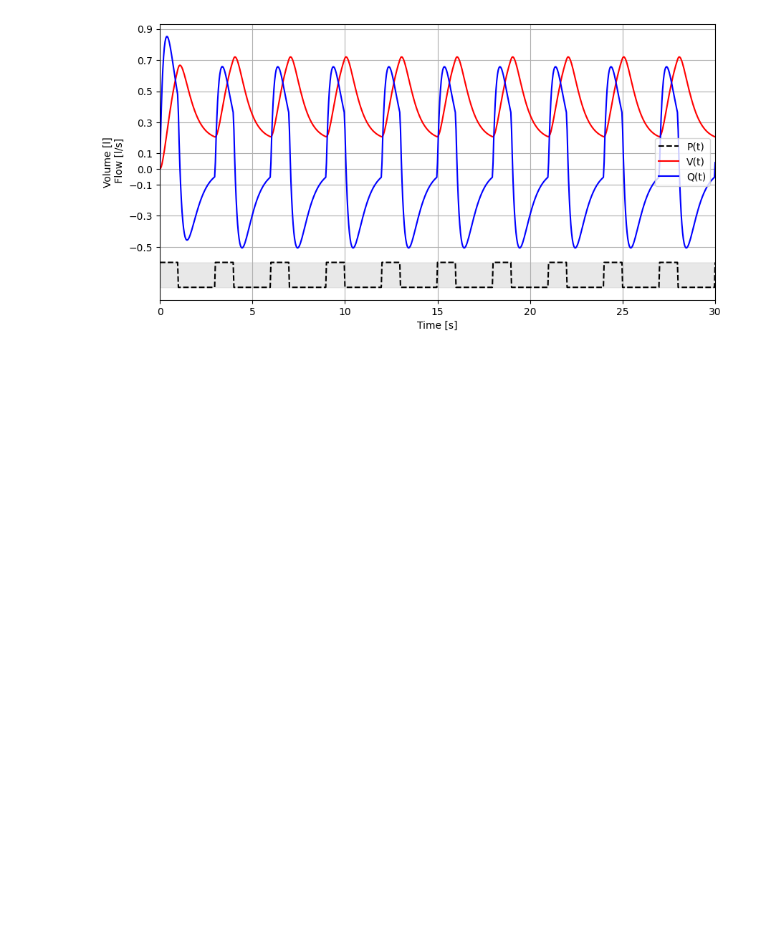
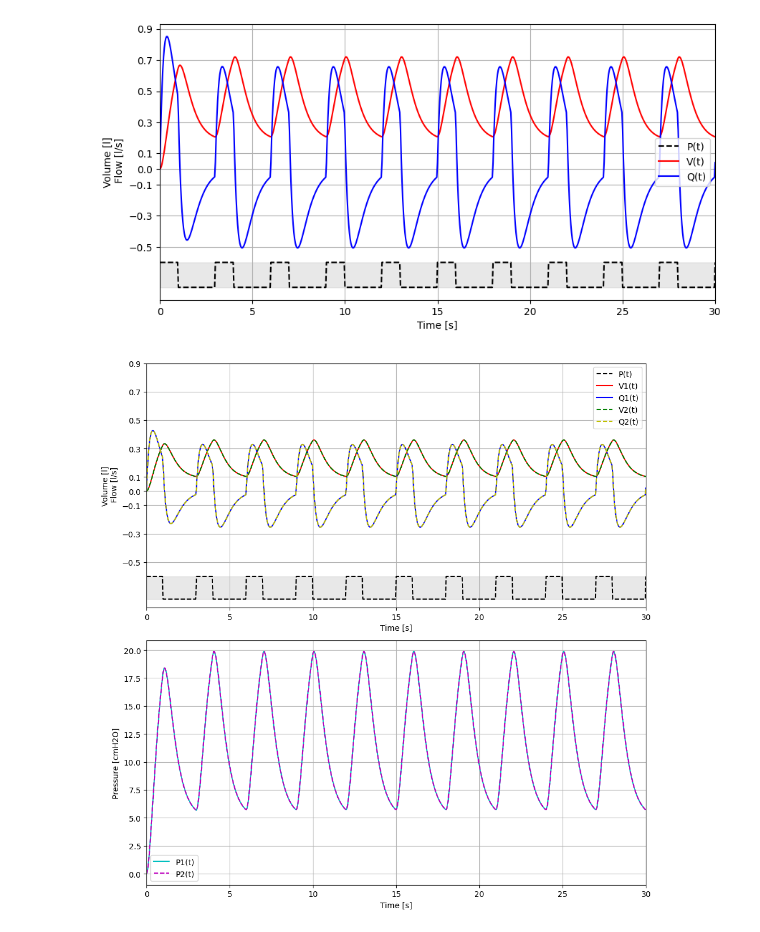
Before and after one commit to julienbrandoit/GBIO0014-2---ARDS-and-healthy-lungs-analysis, a Jupyter notebook: project.ipynb, the cells around one changed output. Cells and saved outputs as stored; diff of their text form; code cells hidden in the pictures; blank space fills up the shorter version.

```diff
--- a/project.ipynb
+++ b/project.ipynb
@@ -323,3 +323,71 @@ plt.show()
 # %% [output]
 [55.185883000734144, 16.776226493557314, 55.185883000734144, 16.776226493557314, 5]
 [figure]
+# %%
+def lungs_model(t, x, params):
+
+    V1 = x[0]
+    Q1 = x[1]
+    V2 = x[2]
+    Q2 = x[3]
+
+    E1 = params[0]
+    R1 = params[1]
+    E2 = params[2]
+    R2 = params[3]
+    Rc = params[4]
+    P = params[5](t)
+
+    dV1 = Q1
+    dV2 = Q2
+
+    dQ1 = ( (E2) * P - ((R2 + Rc)*E1 +(R1+Rc)*E2)*Q1 - E1*E2*V1 ) / (R1*R2 + Rc*(R1+R2))
+    dQ2 = ( (E1) * P - ((R2 + Rc)*E1 +(R1+Rc)*E2)*Q2 - E1*E2*V2 ) / (R1*R2 + Rc*(R1+R2))
+
+    return [dV1, dQ1, dV2, dQ2]
+
+def simulate_lungs_cycle(t, P, params, initial_conditions):
+    P = interp1d(t, P, kind='linear', fill_value='extrapolate')
+    params.append(P)
+    t_span = [min(t), max(t)]
+    sol = solve_ivp(lungs_model, t_span, initial_conditions, args=(params,), t_eval=t, max_step=0.04)
+    return sol
+
+t = np.arange(0, 30.001, 0.04)
+P = [square_wave(x) for x in t]
+params = [med_control_properties.loc[0.5, 'Ers'], med_control_properties.loc[0.5, 'Rrs'], med_control_properties.loc[0.5, 'Ers'], med_control_properties.loc[0.5, 'Rrs'], 5]
+initial_conditions = [0, 0, 0, 0]
+sol = simulate_lungs_cycle(t, P, params, initial_conditions)
+# Calculate min and max of scaled P(t)
+f = 0.2
+y_offset = 0.8
+scaled_P = [f*p/np.max(P) - y_offset for p in P]
+min_scaled_P = min(scaled_P)
+max_scaled_P = max(scaled_P)
+
+plt.figure(figsize=(10, 10))
+plt.subplot(2, 1, 1)
+plt.fill_between(t, min_scaled_P, max_scaled_P, color='lightgrey', alpha=0.5)
+plt.plot(t, scaled_P, 'k--', label='P(t)')
+plt.plot(sol.t, sol.y[0], label='V1(t)', color='r')
+plt.plot(sol.t, sol.y[1], label='Q1(t)', color='b')
+plt.plot(sol.t, sol.y[2], label='V2(t)', color='g', linestyle='--')
+plt.plot(sol.t, sol.y[3], label='Q2(t)', color='y', linestyle='--')
+plt.gca().set_yticks(list(np.arange(-0.5, 1.0, 0.2)) + [0])
+plt.xlabel('Time [s]')
+plt.ylabel('Volume [l]\n Flow [l/s]')
+plt.grid()
+plt.legend(loc='best')
+plt.xlim(min(t), max(t))
+plt.subplot(2, 1, 2)
+plt.plot(sol.t, sol.y[0]*params[0], label='P1(t)', color='c')
+plt.plot(sol.t, sol.y[2]*params[2], label='P2(t)', color='m', linestyle='--')
+plt.xlabel('Time [s]')
+plt.ylabel('Pressure [cmH2O]')
+plt.grid()
+plt.legend(loc='best')
+plt.xlim(min(t), max(t))
+plt.tight_layout()
+plt.savefig('lungs_simulation.png')
+# %% [output]
+[figure, added]
```
Also changed, not shown: parts of 1 cell of this notebook, 2 other files.
